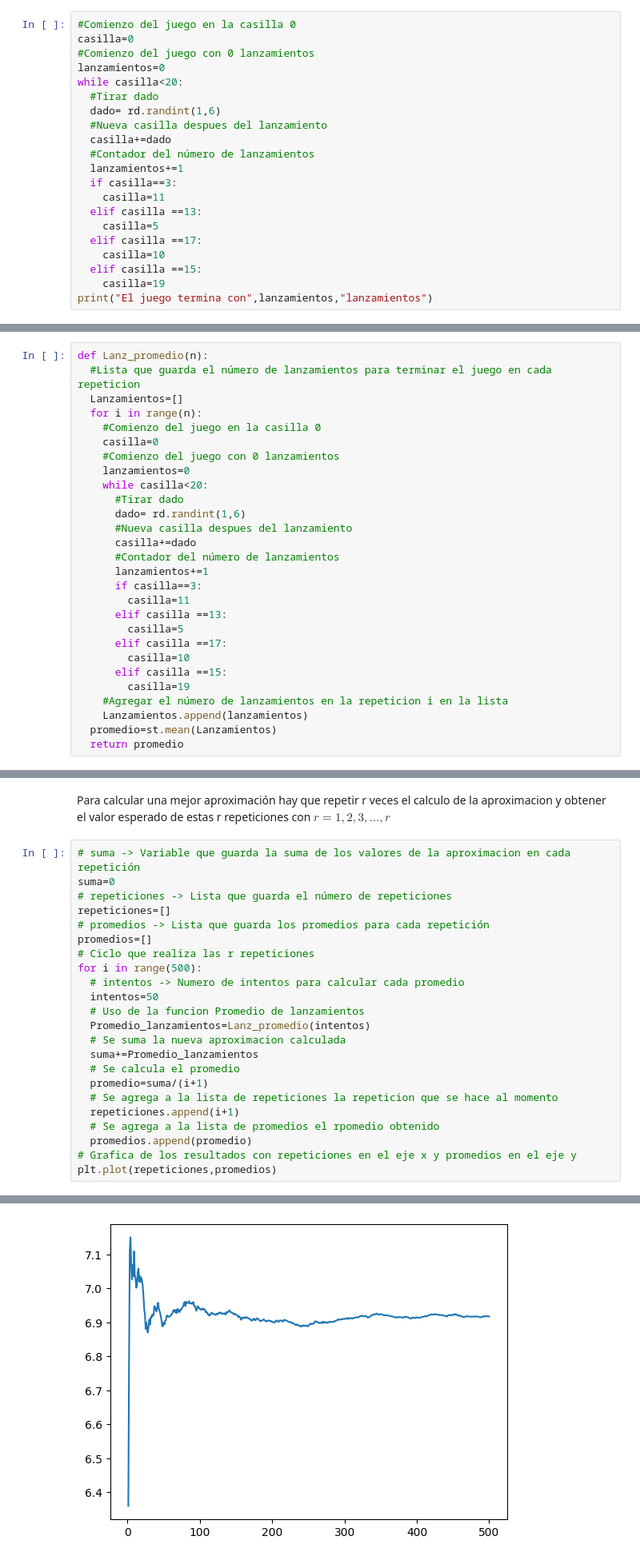
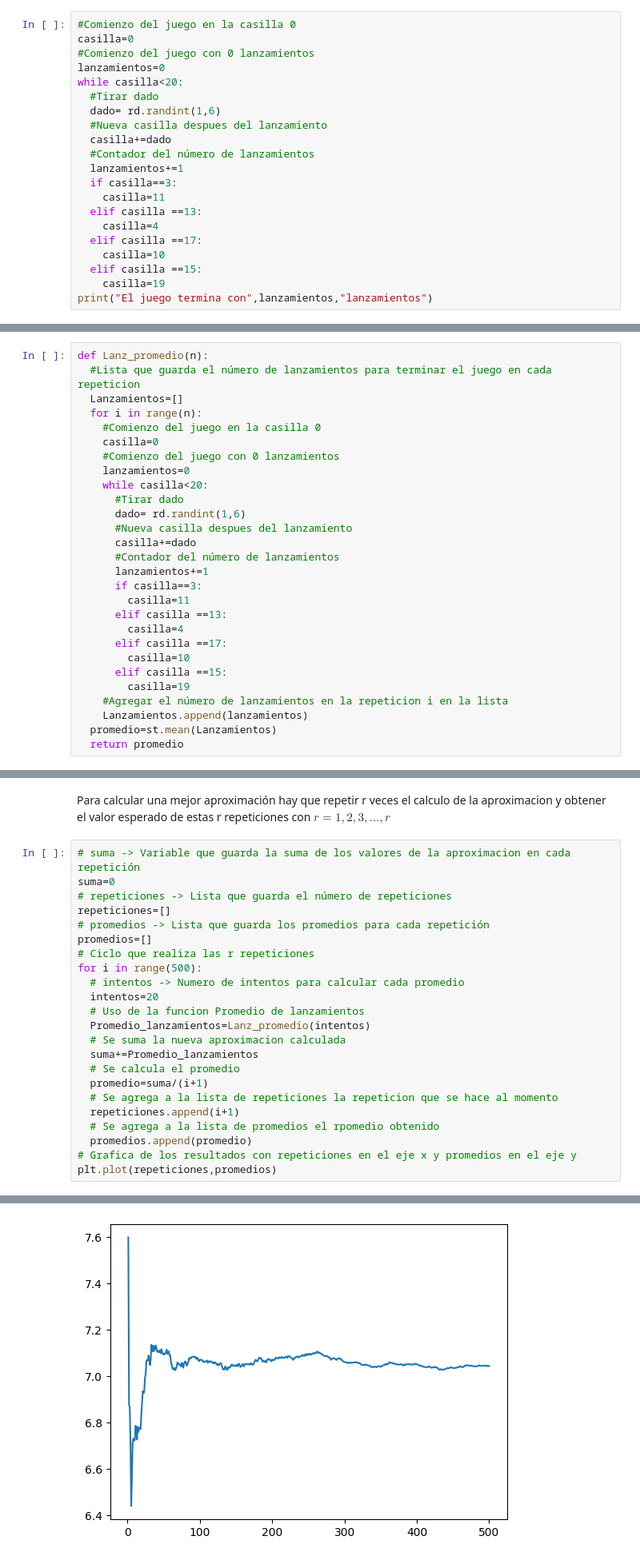
Before and after one commit to Wenypb/Simulacion, a Jupyter notebook: Untitled44.ipynb, the cells around one changed output, grey strips where cells are left out. Shown at 80% size. Cells and saved outputs as stored; diff of their text form.

```diff
--- a/Untitled44.ipynb
+++ b/Untitled44.ipynb
@@ -31,7 +31,7 @@ while casilla<20:
   if casilla==3:
     casilla=11
   elif casilla ==13:
-    casilla=5
+    casilla=4
   elif casilla ==17:
     casilla=10
   elif casilla ==15:
@@ -60,7 +60,7 @@ def Lanz_promedio(n):
       if casilla==3:
         casilla=11
       elif casilla ==13:
-        casilla=5
+        casilla=4
       elif casilla ==17:
         casilla=10
       elif casilla ==15:
@@ -76,26 +76,26 @@ Para calcular una mejor aproximación hay que repetir r veces el calculo de la a
 # %%
 # suma -> Variable que guarda la suma de los valores de la aproximacion en cada repetición
 suma=0
 # repeticiones -> Lista que guarda el número de repeticiones
 repeticiones=[]
 # promedios -> Lista que guarda los promedios para cada repetición
 promedios=[]
 # Ciclo que realiza las r repeticiones
 for i in range(500):
   # intentos -> Numero de intentos para calcular cada promedio
-  intentos=50
+  intentos=20
   # Uso de la funcion Promedio de lanzamientos
   Promedio_lanzamientos=Lanz_promedio(intentos)
   # Se suma la nueva aproximacion calculada
   suma+=Promedio_lanzamientos
   # Se calcula el promedio
   promedio=suma/(i+1)
   # Se agrega a la lista de repeticiones la repeticion que se hace al momento
   repeticiones.append(i+1)
   # Se agrega a la lista de promedios el rpomedio obtenido
   promedios.append(promedio)
 # Grafica de los resultados con repeticiones en el eje x y promedios en el eje y
 plt.plot(repeticiones,promedios)
 # %% [output]
 [<matplotlib.lines.Line2D at 0x...>]
-[figure, old version]
+[figure, new version]
```
Also changed, not shown: parts of 4 cells of this notebook.
